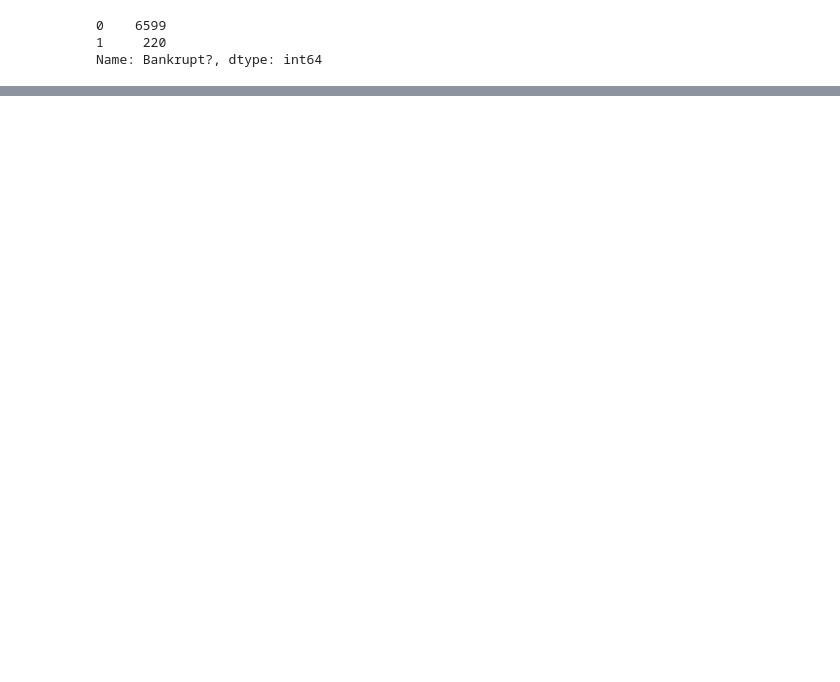
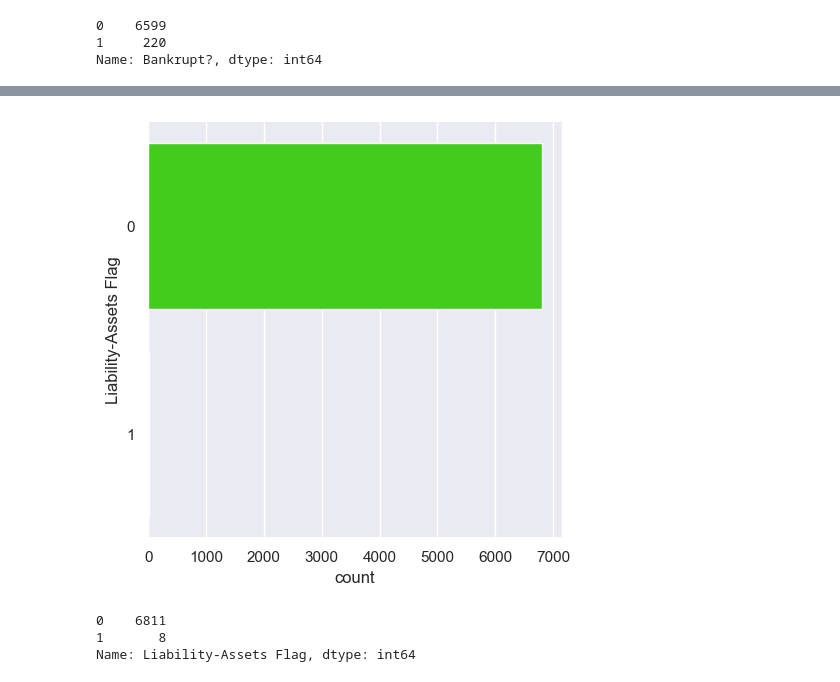
Before and after one commit to whoismanoj/Team8-Company-Bankruptcy-Prediction-Mini-Project-DSAI, a Jupyter notebook: Bankruptcy_Prediction.ipynb, the cells around one changed output, grey strips where cells are left out. Drawn from its saved outputs; the diff is of its cells as text; code cells hidden in the pictures; blank space fills up the shorter version.

```diff
--- a/Bankruptcy_Prediction.ipynb
+++ b/Bankruptcy_Prediction.ipynb
@@ -346,0 +235,10 @@ FileNotFoundError: [Errno 2] No such file or directory: './Data_Source (cleaned)
+# %%
+liab_check = sb.catplot(y="Liability-Assets Flag", data=bank_data, kind="count", palette= "prism")
+plt.show()
+
+bank_data['Liability-Assets Flag'].value_counts()
+# %% [output]
+[figure, added]
+0    6811
+1       8
+Name: Liability-Assets Flag, dtype: int64
```
Also changed, not shown: parts of 39 cells of this notebook.
